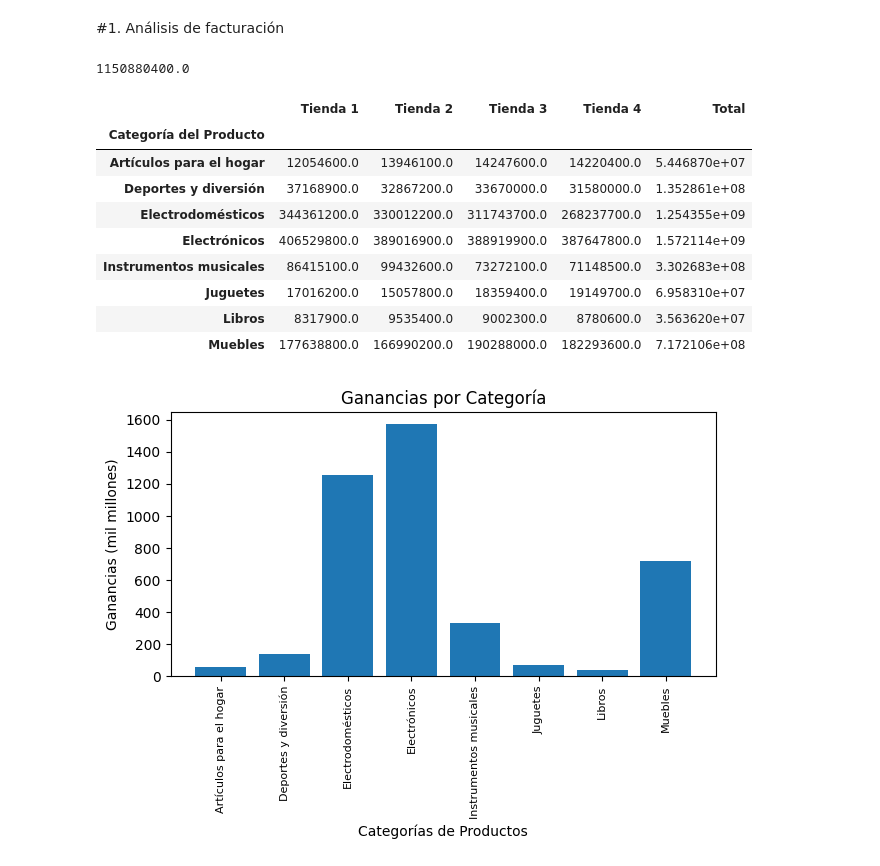
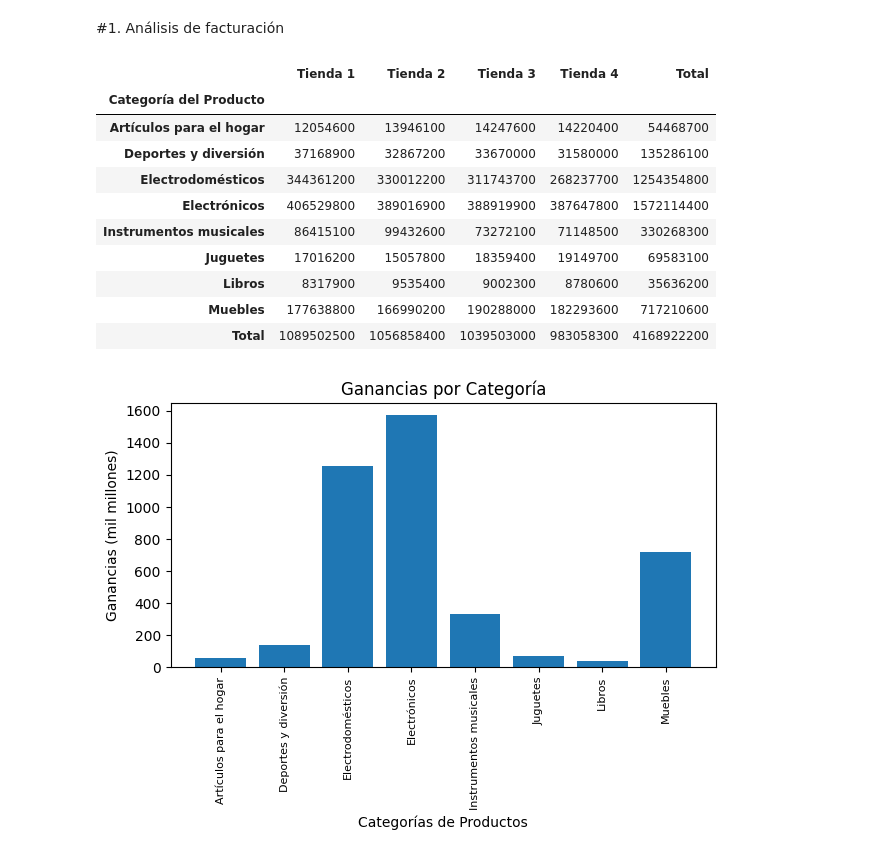
Before and after one commit to claudio1804-12/challenge1, a Jupyter notebook: AluraStoreLatam.ipynb, the cells around one changed output. Drawn from its saved outputs; the diff is of its cells as text; code cells hidden in the pictures.

```diff
--- a/AluraStoreLatam.ipynb
+++ b/AluraStoreLatam.ipynb
@@ -26,36 +26,36 @@ store1.head()
 # %%
 f1 = store1.groupby('Producto')['Precio'].sum()-store1.groupby('Producto')['Costo de envío'].sum()
 f2 = store2.groupby('Producto')['Precio'].sum()-store2.groupby('Producto')['Costo de envío'].sum()
 f3 = store3.groupby('Producto')['Precio'].sum()-store3.groupby('Producto')['Costo de envío'].sum()
 f4 = store4.groupby('Producto')['Precio'].sum()-store4.groupby('Producto')['Costo de envío'].sum()
 facturacion_p =pd.DataFrame({'Tienda 1':f1,'Tienda 2':f2,'Tienda 3':f3,'Tienda 4':f4})
 facturacion_p['Total'] = facturacion_p.sum(axis=1)
+facturacion_p.loc['Total'] = facturacion_p.sum(axis=0)
+facturacion_p = facturacion_p.astype(int)
 facturacion_p
 
 
 f1 = store1.groupby('Categoría del Producto')['Precio'].sum()-store1.groupby('Categoría del Producto')['Costo de envío'].sum()
 f2 = store2.groupby('Categoría del Producto')['Precio'].sum()-store2.groupby('Categoría del Producto')['Costo de envío'].sum()
 f3 = store3.groupby('Categoría del Producto')['Precio'].sum()-store3.groupby('Categoría del Producto')['Costo de envío'].sum()
 f4 = store4.groupby('Categoría del Producto')['Precio'].sum()-store4.groupby('Categoría del Producto')['Costo de envío'].sum()
 facturacion_c =pd.DataFrame({'Tienda 1':f1,'Tienda 2':f2,'Tienda 3':f3,'Tienda 4':f4})
 facturacion_c['Total'] = facturacion_c.sum(axis=1)
+facturacion_c.loc['Total'] = facturacion_c.sum(axis=0)
+facturacion_c = facturacion_c.astype(int)
 facturacion_c
-
-t1 = store1['Precio'].sum()
-print(t1)
-facturacion_c
 # %% [output]
-1150880400.0
 |  | Tienda 1 | Tienda 2 | Tienda 3 | Tienda 4 | Total |
 | Categoría del Producto |  |  |  |  |  |
-| Artículos para el hogar | 12054600.0 | 13946100.0 | 14247600.0 | 14220400.0 | 5.446870e+07 |
-| Deportes y diversión | 37168900.0 | 32867200.0 | 33670000.0 | 31580000.0 | 1.352861e+08 |
-| Electrodomésticos | 344361200.0 | 330012200.0 | 311743700.0 | 268237700.0 | 1.254355e+09 |
-| Electrónicos | 406529800.0 | 389016900.0 | 388919900.0 | 387647800.0 | 1.572114e+09 |
-| Instrumentos musicales | 86415100.0 | 99432600.0 | 73272100.0 | 71148500.0 | 3.302683e+08 |
-| Juguetes | 17016200.0 | 15057800.0 | 18359400.0 | 19149700.0 | 6.958310e+07 |
-| Libros | 8317900.0 | 9535400.0 | 9002300.0 | 8780600.0 | 3.563620e+07 |
-| Muebles | 177638800.0 | 166990200.0 | 190288000.0 | 182293600.0 | 7.172106e+08 |
+| Artículos para el hogar | 12054600 | 13946100 | 14247600 | 14220400 | 54468700 |
+| Deportes y diversión | 37168900 | 32867200 | 33670000 | 31580000 | 135286100 |
+| Electrodomésticos | 344361200 | 330012200 | 311743700 | 268237700 | 1254354800 |
+| Electrónicos | 406529800 | 389016900 | 388919900 | 387647800 | 1572114400 |
+| Instrumentos musicales | 86415100 | 99432600 | 73272100 | 71148500 | 330268300 |
+| Juguetes | 17016200 | 15057800 | 18359400 | 19149700 | 69583100 |
+| Libros | 8317900 | 9535400 | 9002300 | 8780600 | 35636200 |
+| Muebles | 177638800 | 166990200 | 190288000 | 182293600 | 717210600 |
+| Total | 1089502500 | 1056858400 | 1039503000 | 983058300 | 4168922200 |
 # %%
 import matplotlib.pyplot as plt
 plt.bar(facturacion_c.index, facturacion_c['Total']/1000000)
```
Also changed, not shown: parts of 3 cells of this notebook.
